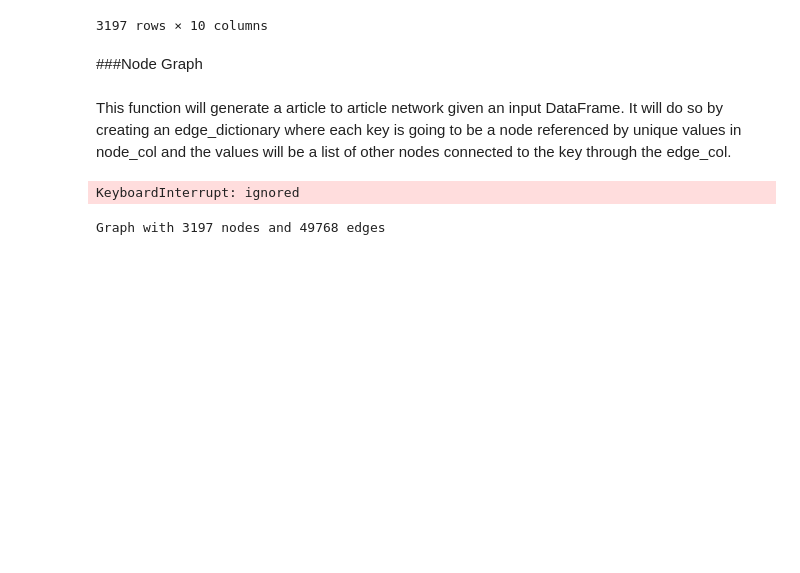
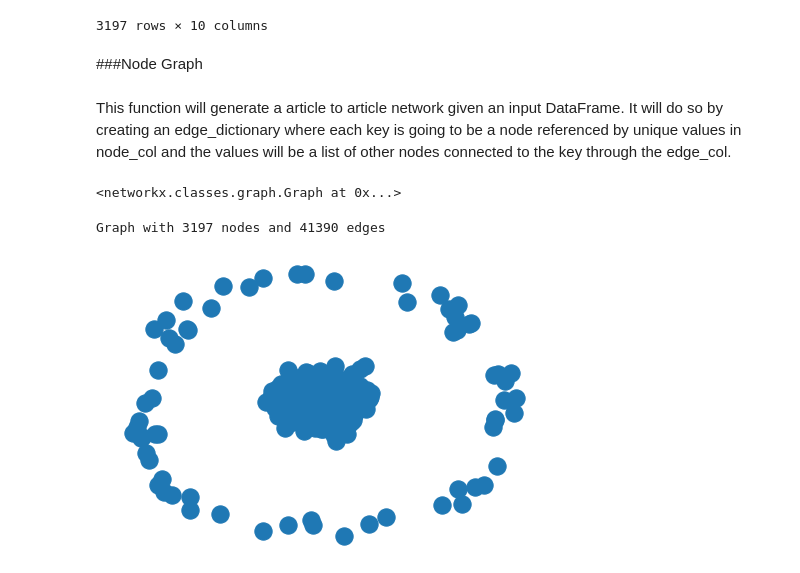
Before and after one commit to sophielouie/beer-recommendation-system, a Jupyter notebook: Recommender_System.ipynb, the cells around one changed output. Drawn from its saved outputs; the diff is of its cells as text; code cells hidden in the pictures; blank space fills up the shorter version.

Commit message:
optimized graph creation, made node2vec embeddings

```diff
--- a/Recommender_System.ipynb
+++ b/Recommender_System.ipynb
@@ -295,30 +300,26 @@ def generate_network(df, edge_col = "all topics", shared_att = 3):
         beer_topics = df.loc[beer][edge_col]
 
         # creating a list of all the beers that are not the current one and share X attributes
-        edges = []
-        for comparison in list(df.index):
-          if comparison != beer:
-            # helper returns True is X number attributes are shared
-            if helper(df.loc[comparison][edge_col], beer_topics, shared_att):
-              edges.append(comparison)
-
-        # ATTEMPT ISIN() NEXT TIME
-
-        edge_dct[beer] = edges
+        edge_df = df[(df.index != beer) & (df[edge_col].apply(helper, args = (beer_topics, shared_att, )))]
+        edge_dct[beer] = edge_df.index
 
     # create nx network
-    # g = nx.Graph(edge_dct, create_using = nx.MultiGraph)
-    return edge_dct.count()
+    g = nx.Graph(edge_dct, create_using = nx.MultiGraph)
+    return g
 # %%
 def helper(comp_list, beer_list, shared_att):
   # compares two lists and returns True if number of shared values is greater than or equal to shared_att
   return len([i for i, j in zip(comp_list, beer_list) if i == j]) >= shared_att
 # %%
-g = generate_network(new_bp, shared_att = 5)
+g = generate_network(new_bp, shared_att = 7)
 g
 # %% [output]
-KeyboardInterrupt: ignored
+<networkx.classes.graph.Graph at 0x...>
 # %%
 print(nx.info(g))
 # %% [output]
-Graph with 3197 nodes and 49768 edges
+Graph with 3197 nodes and 41390 edges
+# %%
+nx.draw(g)
+# %% [output]
+[figure, added]
```
Also changed, not shown: parts of 7 cells of this notebook.
